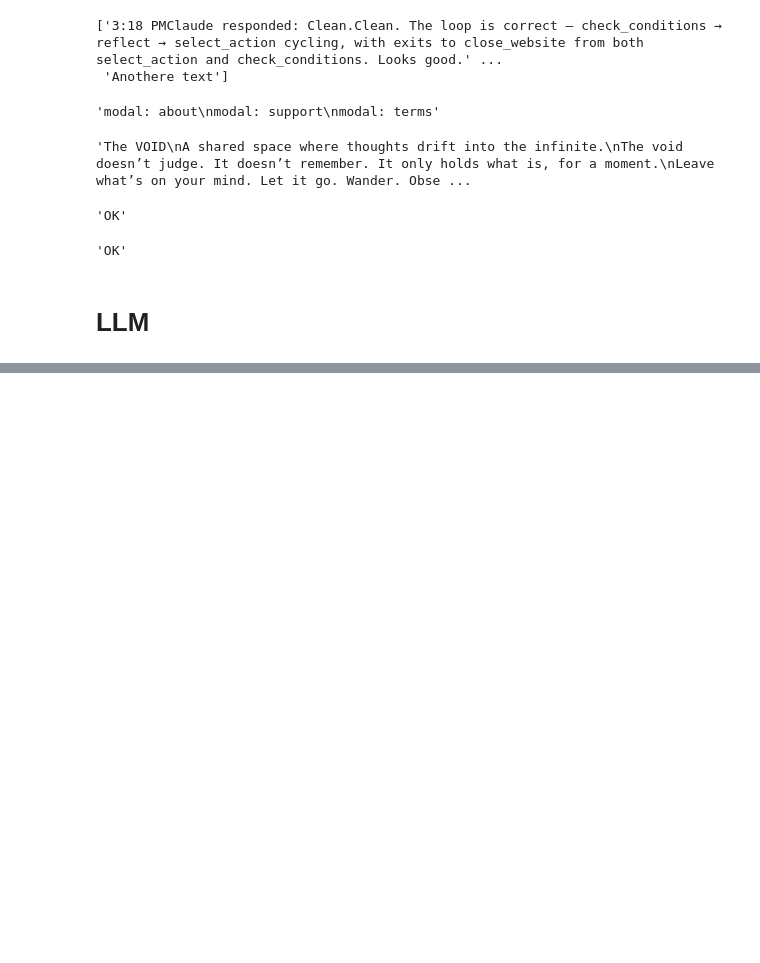
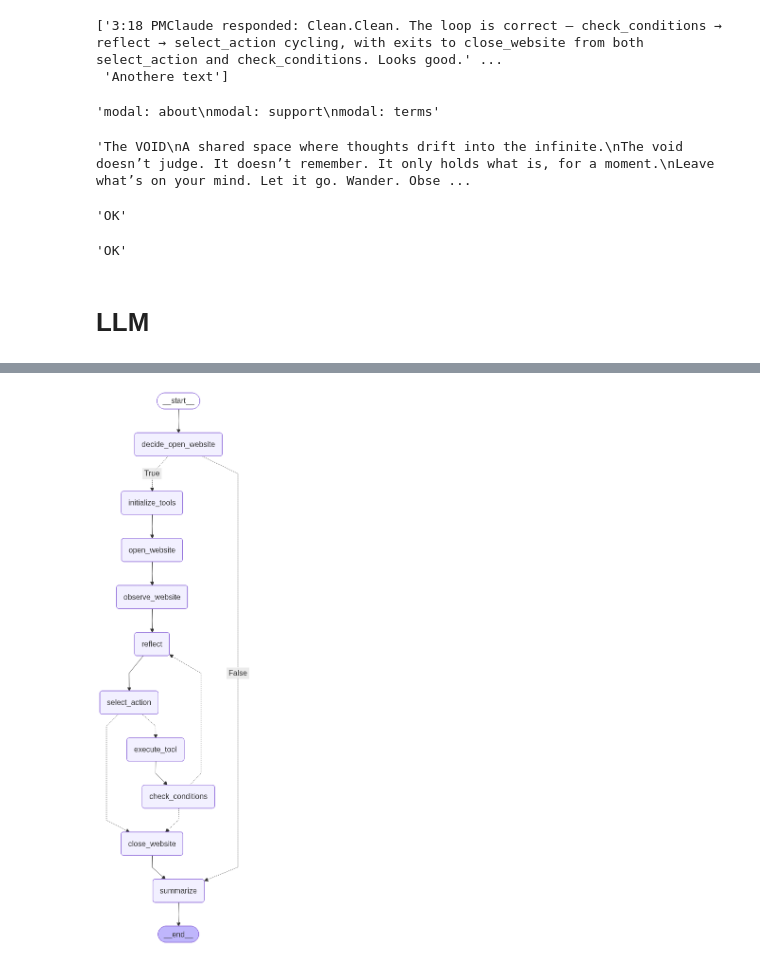
Before and after one commit to udsey/void-walker, a Jupyter notebook: demo.ipynb, the cells around one changed output, grey strips where cells are left out. Saved outputs shown, nothing was run; the diff lists cells and outputs as text; code cells hidden in the pictures; blank space fills up the shorter version.

```diff
--- a/demo.ipynb
+++ b/demo.ipynb
@@ -86 +86,5 @@ gc.collect()
 0
+# %%
+VoidWalker().display_graph()
+# %% [output]
+[figure, added]
```
Also changed, not shown: parts of 4 cells of this notebook, 7 other files.
